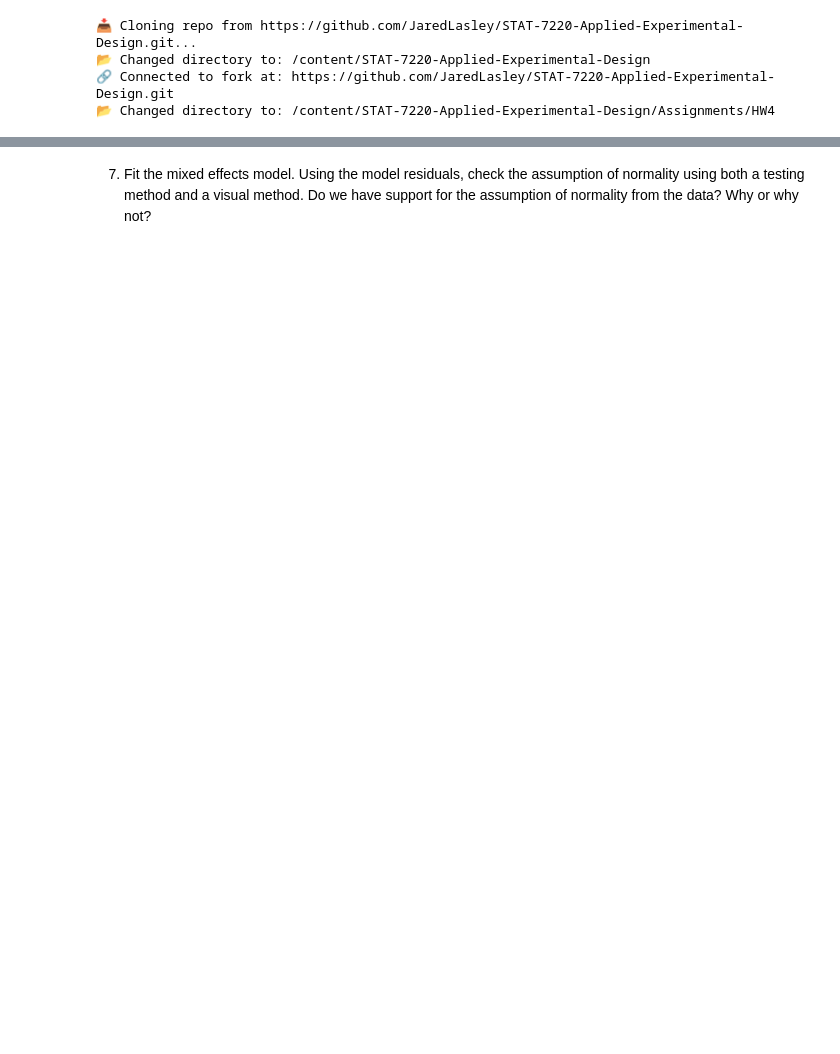
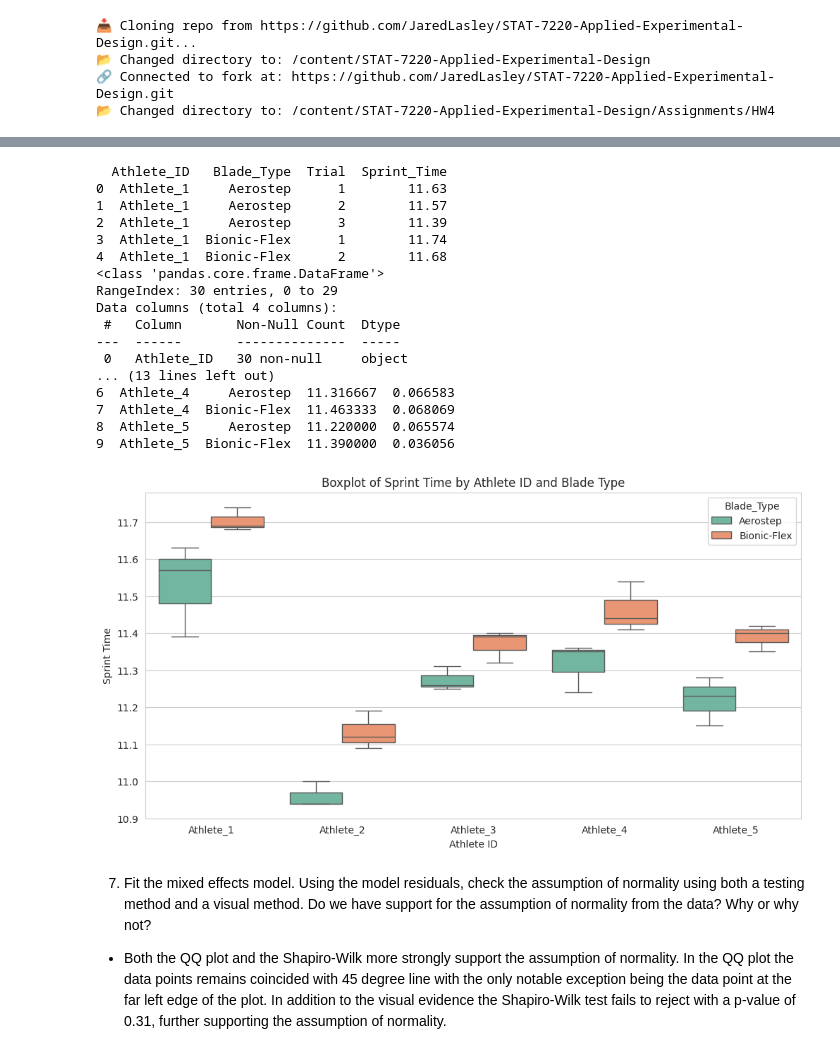
Before and after one commit to JaredLasley/STAT-7220-Applied-Experimental-Design, a Jupyter notebook: Assignments/HW4/HW4.ipynb, the cells around one changed output, grey strips where cells are left out. Cells and saved outputs as stored; diff of their text form; code cells hidden in the pictures; blank space fills up the shorter version.

```diff
--- a/Assignments/HW4/HW4.ipynb
+++ b/Assignments/HW4/HW4.ipynb
@@ -88,5 +99,62 @@ Because sprint performance is highly dependent on an individual athlete’s biom
 # %%
-## Question 6 Code ##
+## Import Libraries ##
+import pandas as pd
+import numpy as np
+import statsmodels.api as sm
+from statsmodels.formula.api import ols, mixedlm
+from scipy import stats
+from scipy.stats import chi2 # Import chi2
+from statsmodels.stats.multicomp import pairwise_tukeyhsd
+from statsmodels.stats.diagnostic import het_breuschpagan
+import matplotlib.pyplot as plt
+import seaborn as sns
+## Import the Data ##
+
+race = pd.read_excel("STAT Paralympic_Blade_Experiment.xlsx")
+
+## Evaluate Data Integrity ##
+
+print(race.head())
+print(race.info())
+
+## Run Exploratory Data Analysis ##
+
+## Calculate Means and SDs by Athlere_ID and Blade_Type ##
+
+Athlete_ID_Blade_Type_stats = race.groupby(['Athlete_ID', 'Blade_Type'])['Sprint_Time'].agg(['mean', 'std']).reset_index()
+print(Athlete_ID_Blade_Type_stats)
+
+## Visualize Data using Boxplots ##
+
+sns.set_style("whitegrid") # Use a clean background
+plt.figure(figsize=(12, 6))
+sns.boxplot(x='Athlete_ID', y='Sprint_Time', hue='Blade_Type', data=race, palette='Set2')
+plt.title('Boxplot of Sprint Time by Athlete ID and Blade Type')
+plt.xlabel('Athlete ID')
+plt.ylabel('Sprint Time')
+plt.legend(title='Blade_Type')
+plt.show()
+# %% [output]
+  Athlete_ID   Blade_Type  Trial  Sprint_Time
+0  Athlete_1     Aerostep      1        11.63
+1  Athlete_1     Aerostep      2        11.57
+2  Athlete_1     Aerostep      3        11.39
+3  Athlete_1  Bionic-Flex      1        11.74
+4  Athlete_1  Bionic-Flex      2        11.68
+<class 'pandas.core.frame.DataFrame'>
+RangeIndex: 30 entries, 0 to 29
+Data columns (total 4 columns):
+ #   Column       Non-Null Count  Dtype
+---  ------       --------------  -----
+ 0   Athlete_ID   30 non-null     object
+... (13 lines left out)
+6  Athlete_4     Aerostep  11.316667  0.066583
+7  Athlete_4  Bionic-Flex  11.463333  0.068069
+8  Athlete_5     Aerostep  11.220000  0.065574
+9  Athlete_5  Bionic-Flex  11.390000  0.036056
+[figure, added]
 # %% [markdown]
 7. Fit the mixed effects model. Using the model residuals, check the assumption of normality using both a testing method and a visual method. Do we have support for the assumption of normality from the data? Why or why not?
+
+* Both the QQ plot and the Shapiro-Wilk more strongly support the assumption of normality. In the QQ plot the data points remains coincided with 45 degree line with the only notable exception being the data point at the far left edge of the plot. In addition to the visual evidence the Shapiro-Wilk test fails to reject with a p-value of 0.31, further supporting the assumption of normality.
 # %%
```
Also changed, not shown: parts of 11 cells of this notebook.
